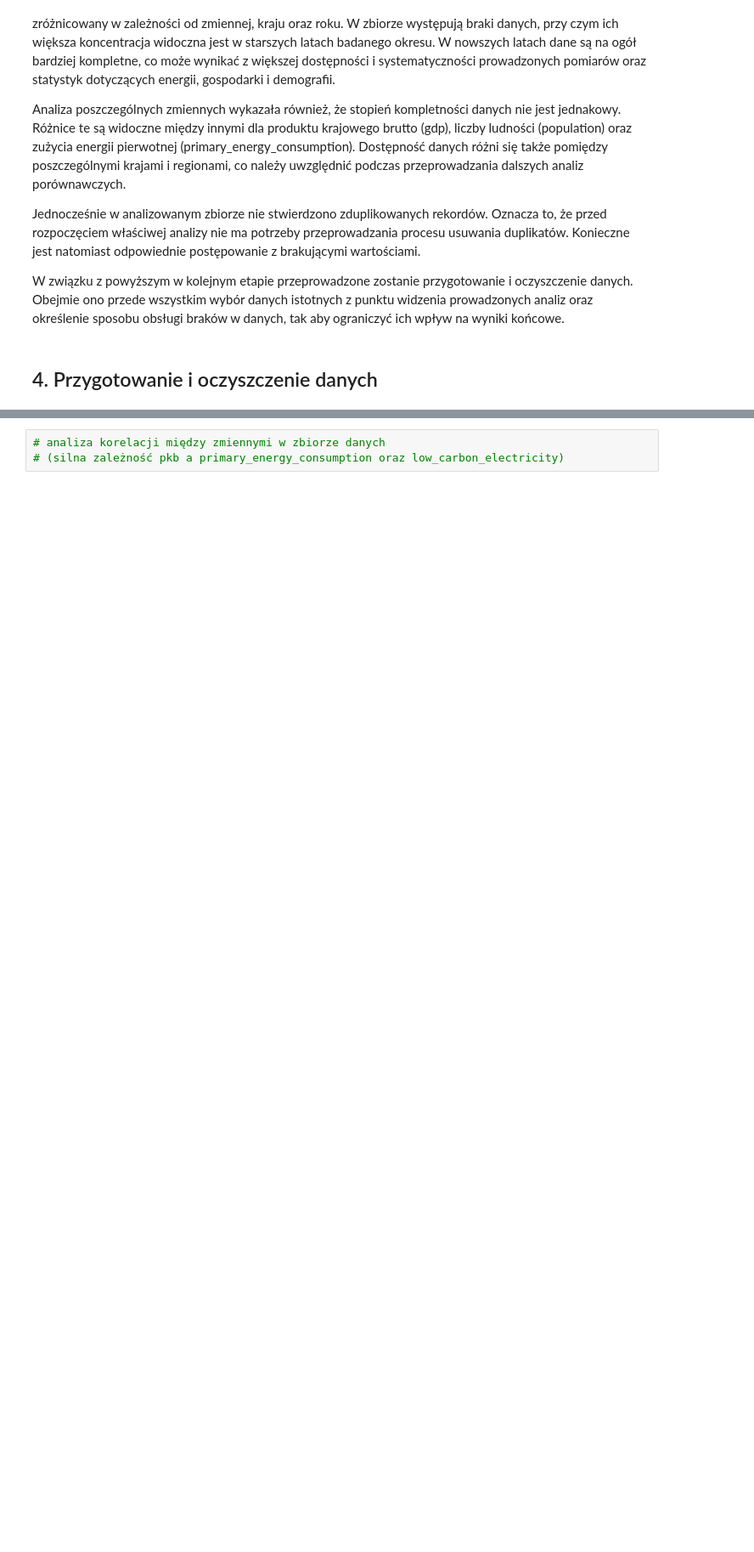
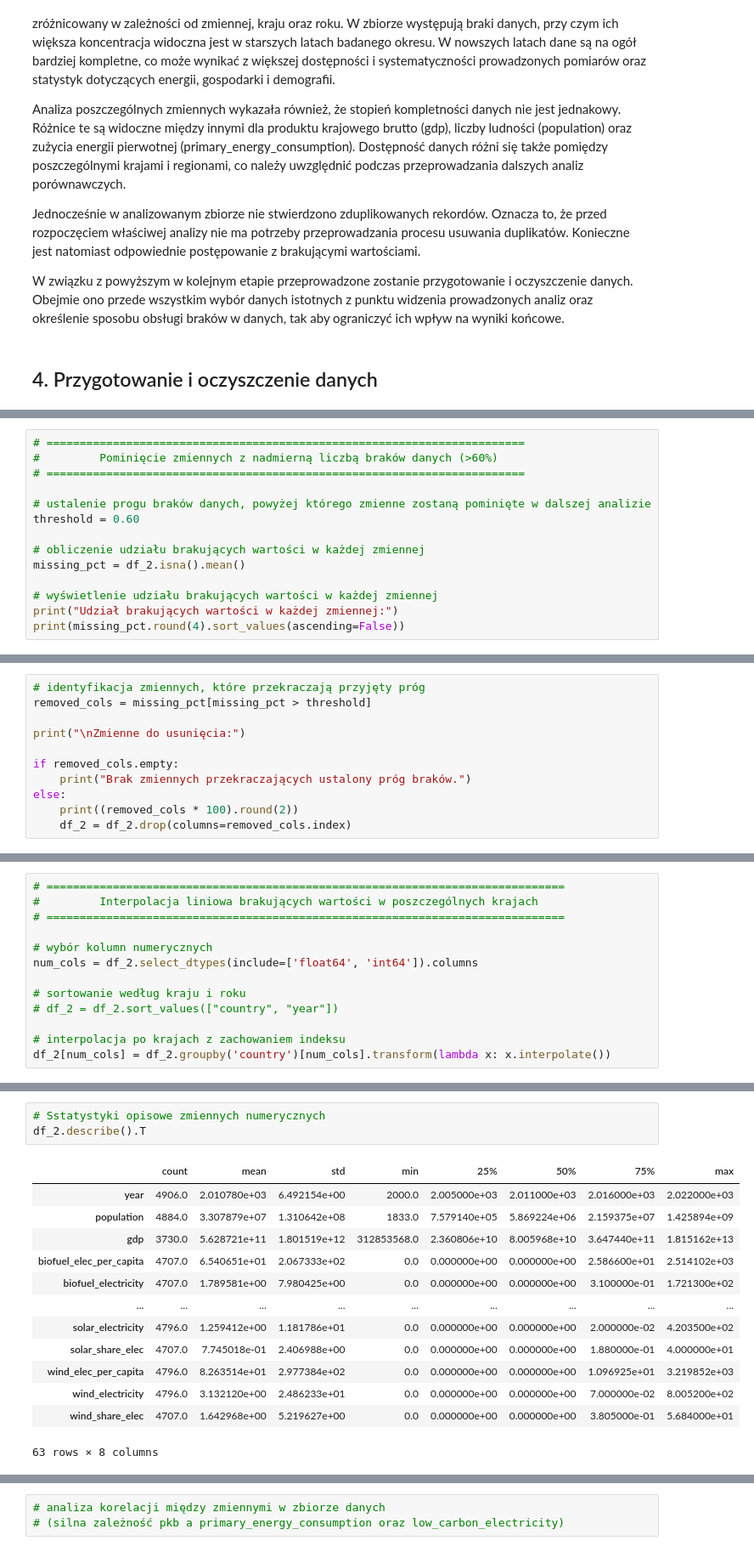
Before and after one commit to olaramota-beep/AWDP-projekt-do-oddania, a Jupyter notebook: Wstęp.ipynb, the cells around one changed output, grey strips where cells are left out. Shown at 85% size. Saved outputs shown, nothing was run; the diff lists cells and outputs as text; blank space fills up the shorter version.

Commit message:
Uzupełnienie treści rozdziału 4 (przygotowanie i oczyszczenie danych) - kwestia imputacji braków danych do zastanowienia (zaproponowana metoda interpolacji liniowej nie wyeliminowała braków)

```diff
--- a/Wstęp.ipynb
+++ b/Wstęp.ipynb
@@ -365,0 +507,14 @@ W związku z powyższym w kolejnym etapie przeprowadzone zostanie przygotowanie
+# %%
+# ========================================================================
+#         Pominięcie zmiennych z nadmierną liczbą braków danych (>60%)
+# ========================================================================
+
+# ustalenie progu braków danych, powyżej którego zmienne zostaną pominięte w dalszej analizie
+threshold = 0.60
+
+# obliczenie udziału brakujących wartości w każdej zmiennej
+missing_pct = df_2.isna().mean()
+
+# wyświetlenie udziału brakujących wartości w każdej zmiennej
+print("Udział brakujących wartości w każdej zmiennej:")
+print(missing_pct.round(4).sort_values(ascending=False))
@@ -365,0 +535,11 @@ W związku z powyższym w kolejnym etapie przeprowadzone zostanie przygotowanie
+# %%
+# identyfikacja zmiennych, które przekraczają przyjęty próg
+removed_cols = missing_pct[missing_pct > threshold]
+
+print("\nZmienne do usunięcia:")
+
+if removed_cols.empty:
+    print("Brak zmiennych przekraczających ustalony próg braków.")
+else:
+    print((removed_cols * 100).round(2))
+    df_2 = df_2.drop(columns=removed_cols.index)
@@ -365,0 +573,13 @@ W związku z powyższym w kolejnym etapie przeprowadzone zostanie przygotowanie
+# %%
+# ==============================================================================
+#         Interpolacja liniowa brakujących wartości w poszczególnych krajach
+# ==============================================================================
+
+# wybór kolumn numerycznych
+num_cols = df_2.select_dtypes(include=['float64', 'int64']).columns
+
+# sortowanie według kraju i roku
+# df_2 = df_2.sort_values(["country", "year"])
+
+# interpolacja po krajach z zachowaniem indeksu
+df_2[num_cols] = df_2.groupby('country')[num_cols].transform(lambda x: x.interpolate())
@@ -366 +686,18 @@ W związku z powyższym w kolejnym etapie przeprowadzone zostanie przygotowanie
+# %%
+# Sstatystyki opisowe zmiennych numerycznych
+df_2.describe().T
+# %% [output]
+|  | count | mean | std | min | 25% | 50% | 75% | max |
+| year | 4906.0 | 2.010780e+03 | 6.492154e+00 | 2000.0 | 2.005000e+03 | 2.011000e+03 | 2.016000e+03 | 2.022000e+03 |
+| population | 4884.0 | 3.307879e+07 | 1.310642e+08 | 1833.0 | 7.579140e+05 | 5.869224e+06 | 2.159375e+07 | 1.425894e+09 |
+| gdp | 3730.0 | 5.628721e+11 | 1.801519e+12 | 312853568.0 | 2.360806e+10 | 8.005968e+10 | 3.647440e+11 | 1.815162e+13 |
+| biofuel_elec_per_capita | 4707.0 | 6.540651e+01 | 2.067333e+02 | 0.0 | 0.000000e+00 | 0.000000e+00 | 2.586600e+01 | 2.514102e+03 |
+| biofuel_electricity | 4707.0 | 1.789581e+00 | 7.980425e+00 | 0.0 | 0.000000e+00 | 0.000000e+00 | 3.100000e-01 | 1.721300e+02 |
+| ... | ... | ... | ... | ... | ... | ... | ... | ... |
+| solar_electricity | 4796.0 | 1.259412e+00 | 1.181786e+01 | 0.0 | 0.000000e+00 | 0.000000e+00 | 2.000000e-02 | 4.203500e+02 |
+| solar_share_elec | 4707.0 | 7.745018e-01 | 2.406988e+00 | 0.0 | 0.000000e+00 | 0.000000e+00 | 1.880000e-01 | 4.000000e+01 |
+| wind_elec_per_capita | 4796.0 | 8.263514e+01 | 2.977384e+02 | 0.0 | 0.000000e+00 | 0.000000e+00 | 1.096925e+01 | 3.219852e+03 |
+| wind_electricity | 4796.0 | 3.132120e+00 | 2.486233e+01 | 0.0 | 0.000000e+00 | 0.000000e+00 | 7.000000e-02 | 8.005200e+02 |
+| wind_share_elec | 4707.0 | 1.642968e+00 | 5.219627e+00 | 0.0 | 0.000000e+00 | 0.000000e+00 | 3.805000e-01 | 5.684000e+01 |
+63 rows × 8 columns
 # %% [markdown]
```
Also changed, not shown: parts of 34 cells of this notebook.
